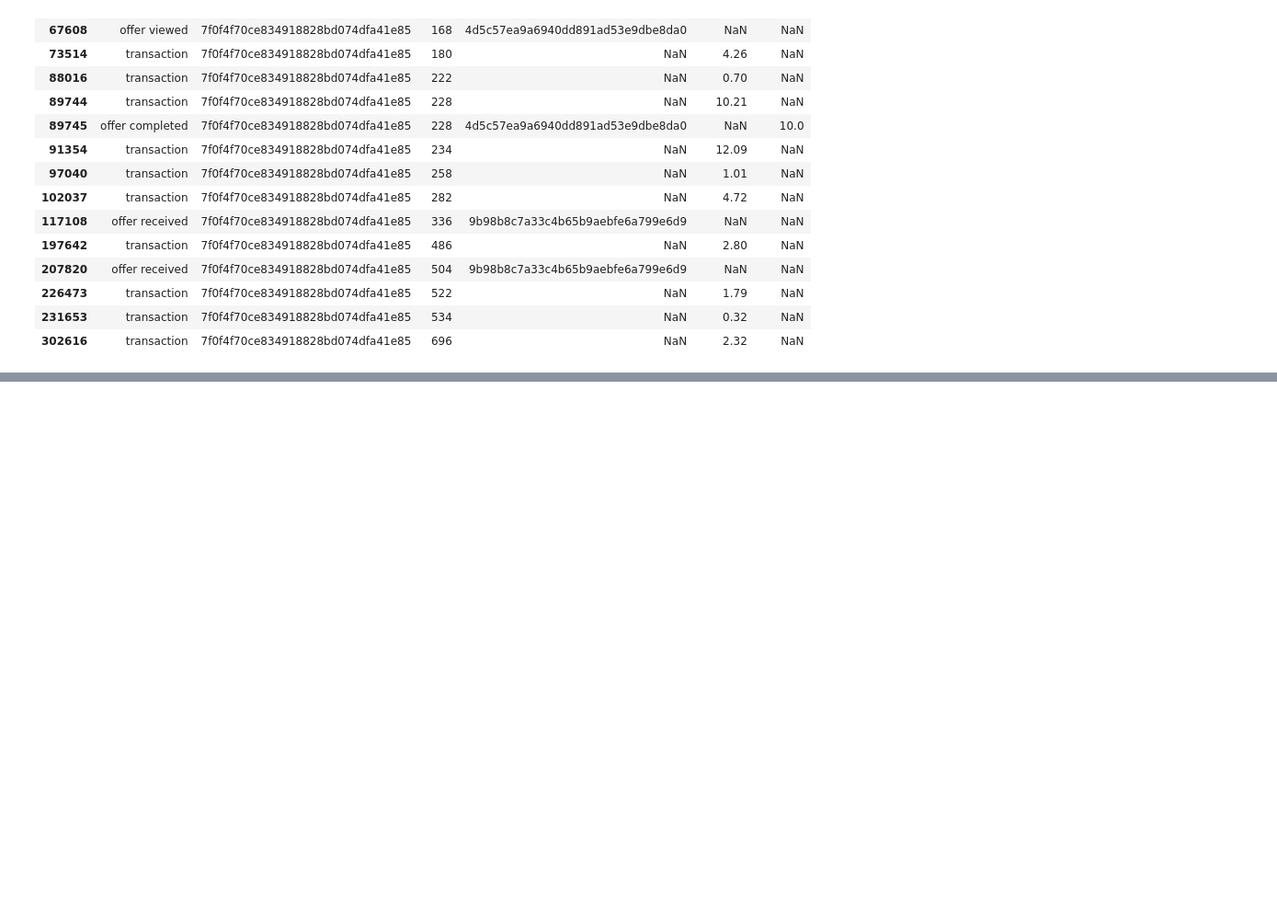
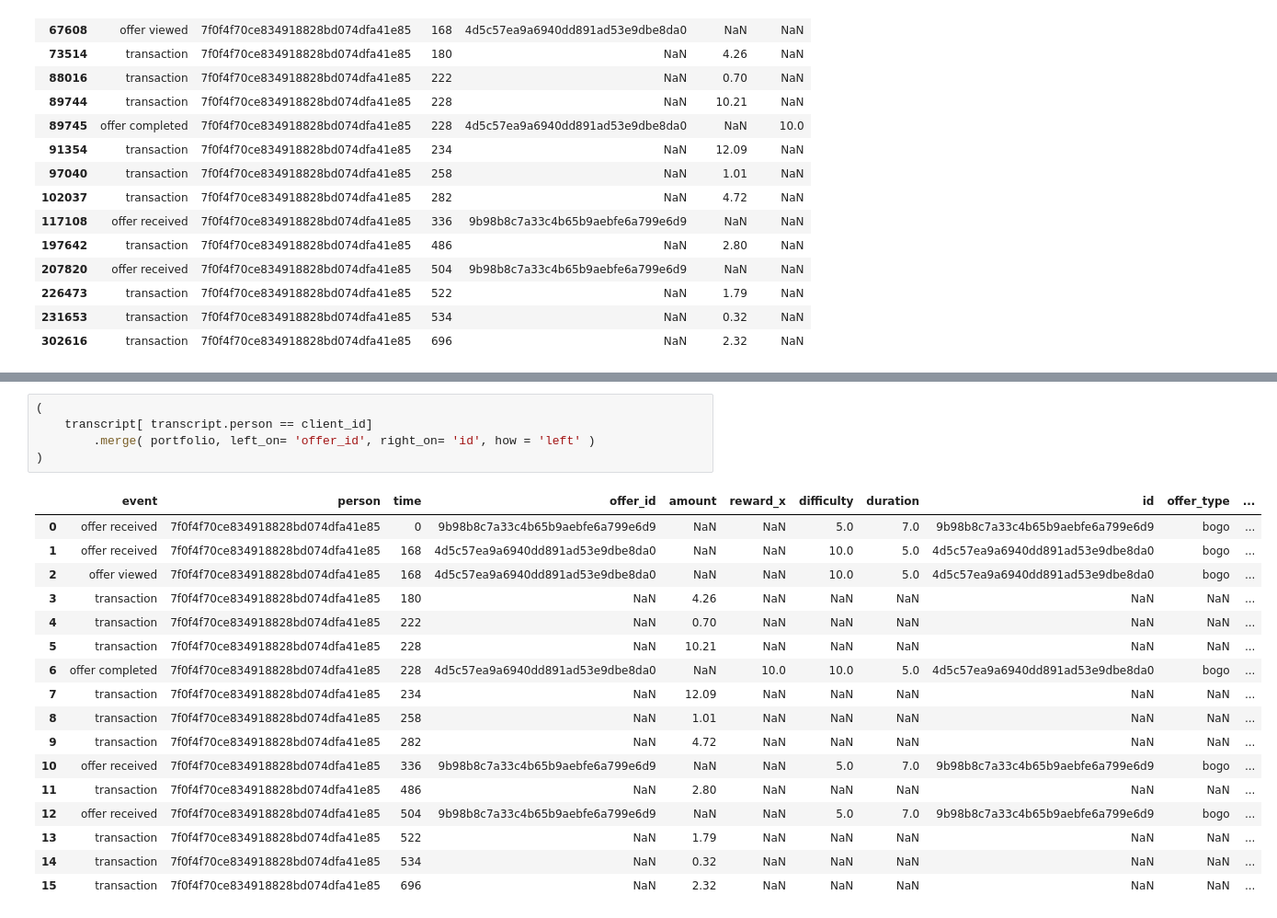
Before and after one commit to Druizm128/starbucks_project, a Jupyter notebook: eda.ipynb, the cells around one changed output, grey strips where cells are left out. Shown at 92% size. Saved outputs shown, nothing was run; the diff lists cells and outputs as text; blank space fills up the shorter version.

```diff
--- a/eda.ipynb
+++ b/eda.ipynb
@@ -353,0 +335,23 @@ portfolio[ portfolio.id == offer_id]
+# %%
+(
+    transcript[ transcript.person == client_id]
+        .merge( portfolio, left_on= 'offer_id', right_on= 'id', how = 'left' )
+)
+# %% [output]
+|  | event | person | time | offer_id | amount | reward_x | difficulty | duration | id | offer_type | ... |
+| 0 | offer received | 7f0f4f70ce834918828bd074dfa41e85 | 0 | 9b98b8c7a33c4b65b9aebfe6a799e6d9 | NaN | NaN | 5.0 | 7.0 | 9b98b8c7a33c4b65b9aebfe6a799e6d9 | bogo | ... |
+| 1 | offer received | 7f0f4f70ce834918828bd074dfa41e85 | 168 | 4d5c57ea9a6940dd891ad53e9dbe8da0 | NaN | NaN | 10.0 | 5.0 | 4d5c57ea9a6940dd891ad53e9dbe8da0 | bogo | ... |
+| 2 | offer viewed | 7f0f4f70ce834918828bd074dfa41e85 | 168 | 4d5c57ea9a6940dd891ad53e9dbe8da0 | NaN | NaN | 10.0 | 5.0 | 4d5c57ea9a6940dd891ad53e9dbe8da0 | bogo | ... |
+| 3 | transaction | 7f0f4f70ce834918828bd074dfa41e85 | 180 | NaN | 4.26 | NaN | NaN | NaN | NaN | NaN | ... |
+| 4 | transaction | 7f0f4f70ce834918828bd074dfa41e85 | 222 | NaN | 0.70 | NaN | NaN | NaN | NaN | NaN | ... |
+| 5 | transaction | 7f0f4f70ce834918828bd074dfa41e85 | 228 | NaN | 10.21 | NaN | NaN | NaN | NaN | NaN | ... |
+| 6 | offer completed | 7f0f4f70ce834918828bd074dfa41e85 | 228 | 4d5c57ea9a6940dd891ad53e9dbe8da0 | NaN | 10.0 | 10.0 | 5.0 | 4d5c57ea9a6940dd891ad53e9dbe8da0 | bogo | ... |
+| 7 | transaction | 7f0f4f70ce834918828bd074dfa41e85 | 234 | NaN | 12.09 | NaN | NaN | NaN | NaN | NaN | ... |
+| 8 | transaction | 7f0f4f70ce834918828bd074dfa41e85 | 258 | NaN | 1.01 | NaN | NaN | NaN | NaN | NaN | ... |
+| 9 | transaction | 7f0f4f70ce834918828bd074dfa41e85 | 282 | NaN | 4.72 | NaN | NaN | NaN | NaN | NaN | ... |
+| 10 | offer received | 7f0f4f70ce834918828bd074dfa41e85 | 336 | 9b98b8c7a33c4b65b9aebfe6a799e6d9 | NaN | NaN | 5.0 | 7.0 | 9b98b8c7a33c4b65b9aebfe6a799e6d9 | bogo | ... |
+| 11 | transaction | 7f0f4f70ce834918828bd074dfa41e85 | 486 | NaN | 2.80 | NaN | NaN | NaN | NaN | NaN | ... |
+| 12 | offer received | 7f0f4f70ce834918828bd074dfa41e85 | 504 | 9b98b8c7a33c4b65b9aebfe6a799e6d9 | NaN | NaN | 5.0 | 7.0 | 9b98b8c7a33c4b65b9aebfe6a799e6d9 | bogo | ... |
+| 13 | transaction | 7f0f4f70ce834918828bd074dfa41e85 | 522 | NaN | 1.79 | NaN | NaN | NaN | NaN | NaN | ... |
+| 14 | transaction | 7f0f4f70ce834918828bd074dfa41e85 | 534 | NaN | 0.32 | NaN | NaN | NaN | NaN | NaN | ... |
+| 15 | transaction | 7f0f4f70ce834918828bd074dfa41e85 | 696 | NaN | 2.32 | NaN | NaN | NaN | NaN | NaN | ... |
```
Also changed, not shown: parts of 11 cells of this notebook.
